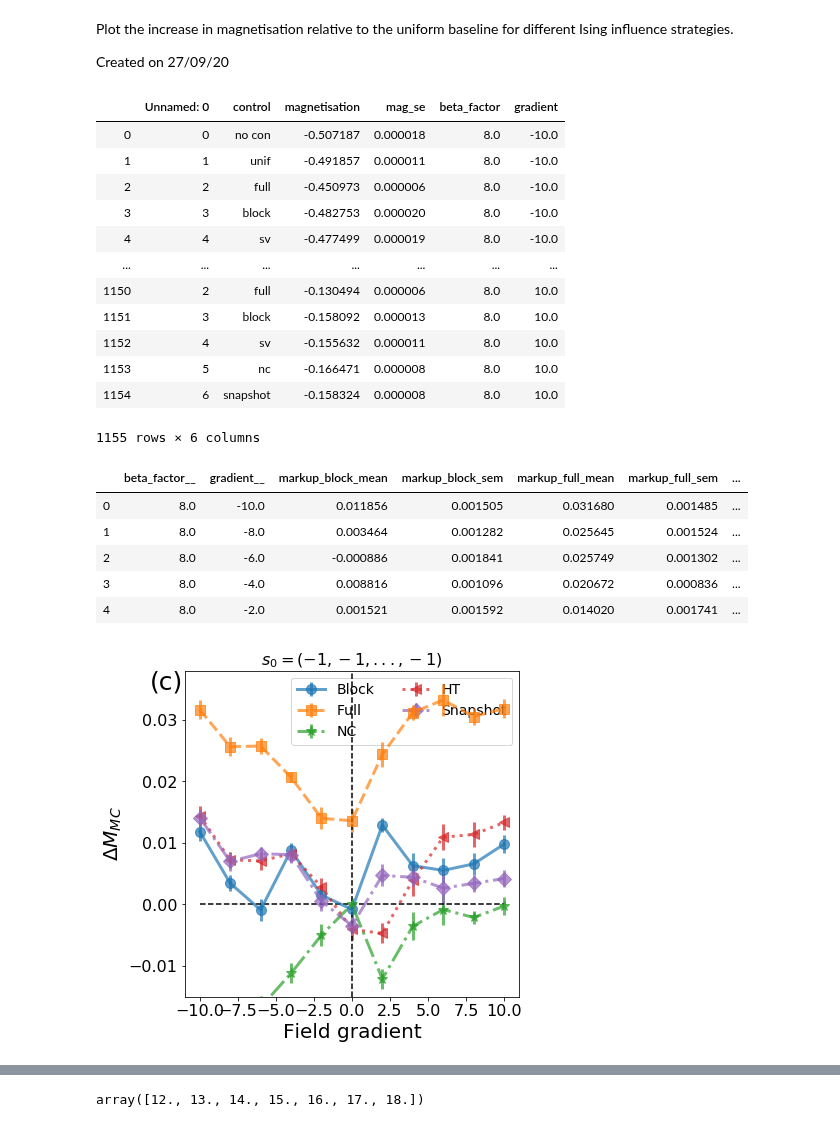
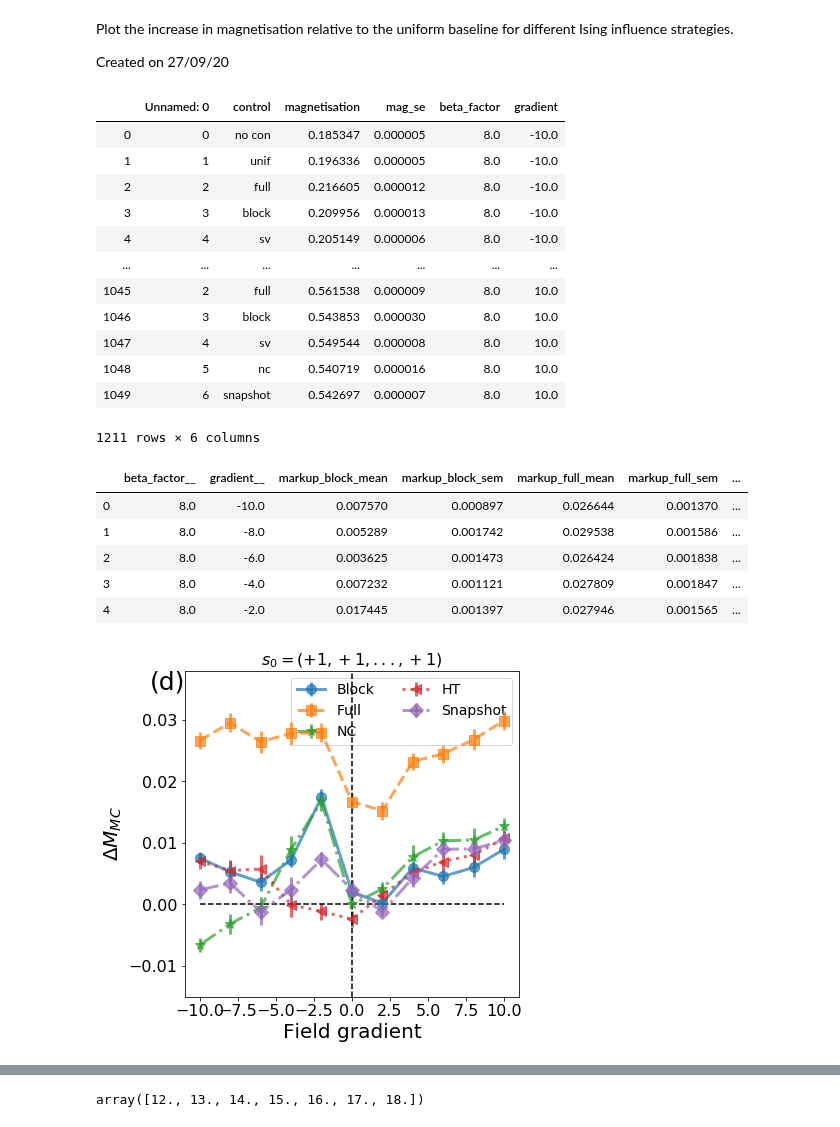
Before and after one commit to MGarrod1/unobserved_spin_influence, a Jupyter notebook: Figures_3-4_Pokec/fig4-b-c-plots.ipynb, the cells around one changed output, grey strips where cells are left out. Cells and saved outputs as stored; diff of their text form; code cells hidden in the pictures.

```diff
--- a/Figures_3-4_Pokec/fig4-b-c-plots.ipynb
+++ b/Figures_3-4_Pokec/fig4-b-c-plots.ipynb
@@ -12,31 +12,31 @@ import matplotlib
 import pylab
 import itertools
 # %%
-init_sign=-1.0
+init_sign=1.0
 
 if init_sign==1.0:
     eval_data = pd.read_csv("Data/Pokec_control_eval_data_positive_start_neg_g.csv").append(pd.read_csv('Data/Pokec_control_eval_data_positive.csv'))
     # filter to even only
     eval_data = eval_data.loc[eval_data['gradient'].isin(list(np.arange(-10.0,12.0,2.0)))]
 
 
 elif init_sign==-1.0:
     eval_data = pd.read_csv("Data/Pokec_control_eval_data_negative_beta_8_start_neg_g.csv")
 eval_data
 # %% [output]
 |  | Unnamed: 0 | control | magnetisation | mag_se | beta_factor | gradient |
-| 0 | 0 | no con | -0.507187 | 0.000018 | 8.0 | -10.0 |
-| 1 | 1 | unif | -0.491857 | 0.000011 | 8.0 | -10.0 |
-| 2 | 2 | full | -0.450973 | 0.000006 | 8.0 | -10.0 |
-| 3 | 3 | block | -0.482753 | 0.000020 | 8.0 | -10.0 |
-| 4 | 4 | sv | -0.477499 | 0.000019 | 8.0 | -10.0 |
+| 0 | 0 | no con | 0.185347 | 0.000005 | 8.0 | -10.0 |
+| 1 | 1 | unif | 0.196336 | 0.000005 | 8.0 | -10.0 |
+| 2 | 2 | full | 0.216605 | 0.000012 | 8.0 | -10.0 |
+| 3 | 3 | block | 0.209956 | 0.000013 | 8.0 | -10.0 |
+| 4 | 4 | sv | 0.205149 | 0.000006 | 8.0 | -10.0 |
 | ... | ... | ... | ... | ... | ... | ... |
-| 1150 | 2 | full | -0.130494 | 0.000006 | 8.0 | 10.0 |
-| 1151 | 3 | block | -0.158092 | 0.000013 | 8.0 | 10.0 |
-| 1152 | 4 | sv | -0.155632 | 0.000011 | 8.0 | 10.0 |
-| 1153 | 5 | nc | -0.166471 | 0.000008 | 8.0 | 10.0 |
-| 1154 | 6 | snapshot | -0.158324 | 0.000008 | 8.0 | 10.0 |
+| 1045 | 2 | full | 0.561538 | 0.000009 | 8.0 | 10.0 |
+| 1046 | 3 | block | 0.543853 | 0.000030 | 8.0 | 10.0 |
+| 1047 | 4 | sv | 0.549544 | 0.000008 | 8.0 | 10.0 |
+| 1048 | 5 | nc | 0.540719 | 0.000016 | 8.0 | 10.0 |
+| 1049 | 6 | snapshot | 0.542697 | 0.000007 | 8.0 | 10.0 |
-1155 rows × 6 columns
+1211 rows × 6 columns
 # %%
 control_names = ['block','full','nc','sv','snapshot']
 # %%
@@ -54,11 +54,11 @@ grouped.columns=grouped.columns.map('_'.join)
 grouped.head()
 # %% [output]
 |  | beta_factor__ | gradient__ | markup_block_mean | markup_block_sem | markup_full_mean | markup_full_sem | ... |
-| 0 | 8.0 | -10.0 | 0.011856 | 0.001505 | 0.031680 | 0.001485 | ... |
-| 1 | 8.0 | -8.0 | 0.003464 | 0.001282 | 0.025645 | 0.001524 | ... |
-| 2 | 8.0 | -6.0 | -0.000886 | 0.001841 | 0.025749 | 0.001302 | ... |
-| 3 | 8.0 | -4.0 | 0.008816 | 0.001096 | 0.020672 | 0.000836 | ... |
-| 4 | 8.0 | -2.0 | 0.001521 | 0.001592 | 0.014020 | 0.001741 | ... |
+| 0 | 8.0 | -10.0 | 0.007570 | 0.000897 | 0.026644 | 0.001370 | ... |
+| 1 | 8.0 | -8.0 | 0.005289 | 0.001742 | 0.029538 | 0.001586 | ... |
+| 2 | 8.0 | -6.0 | 0.003625 | 0.001473 | 0.026424 | 0.001838 | ... |
+| 3 | 8.0 | -4.0 | 0.007232 | 0.001121 | 0.027809 | 0.001847 | ... |
+| 4 | 8.0 | -2.0 | 0.017445 | 0.001397 | 0.027946 | 0.001565 | ... |
 # %%
 gradient = list(grouped['gradient__'])
 
@@ -132,7 +132,7 @@ elif init_sign==1.0:
 
 plt.savefig(f"Plots/Pokec_markup_as_grad_beta_{beta_choice}_{init_sign}".replace('.','-') + ".jpg",bbox_inches='tight')
 # %% [output]
-[figure, old version]
+[figure, new version]
 # %%
 single_gradient=eval_data.loc[eval_data['gradient']==0]
 single_gradient
```
Also changed, not shown: parts of 5 cells of this notebook, 1 other file.
